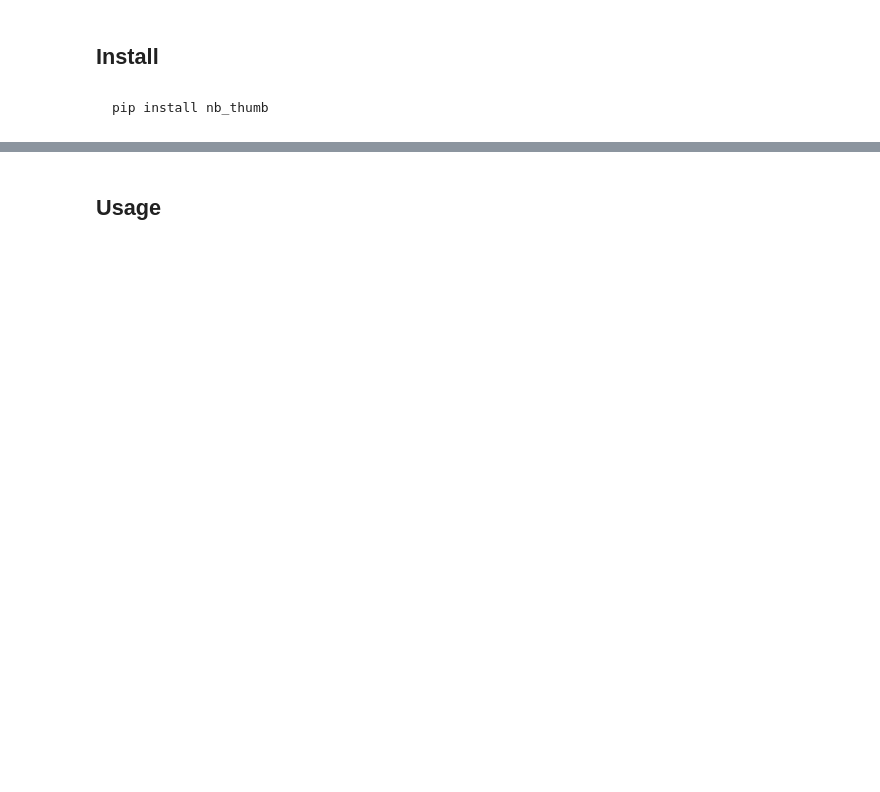
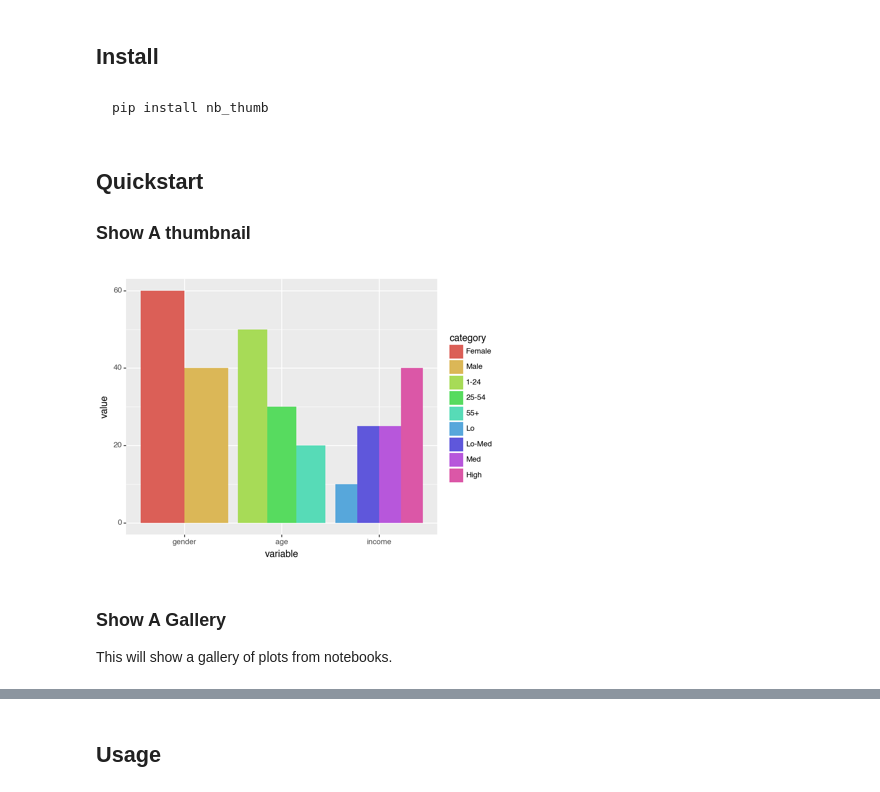
Before and after one commit to fastai/nb-thumb, a Jupyter notebook: nbs/index.ipynb, the cells around one changed output, grey strips where cells are left out. Cells and saved outputs as stored; diff of their text form; code cells hidden in the pictures; blank space fills up the shorter version.

````diff
--- a/nbs/index.ipynb
+++ b/nbs/index.ipynb
@@ -10,3 +10,7 @@
 ```sh
 pip install nb_thumb
 ```
+# %% [markdown]
+## Quickstart
+
+### Show A thumbnail
@@ -12,0 +19,10 @@ pip install nb_thumb
+# %%
+nb2thumb(nb_path='test_nbs/geom_col.ipynb',
+         label='two_variable_bar_plot',
+         size=(200,200))
+# %% [output]
+[figure, added]
+# %% [markdown]
+### Show A Gallery
+
+This will show a gallery of plots from notebooks.
````
Also changed, not shown: parts of 15 cells of this notebook, 20 other files.
